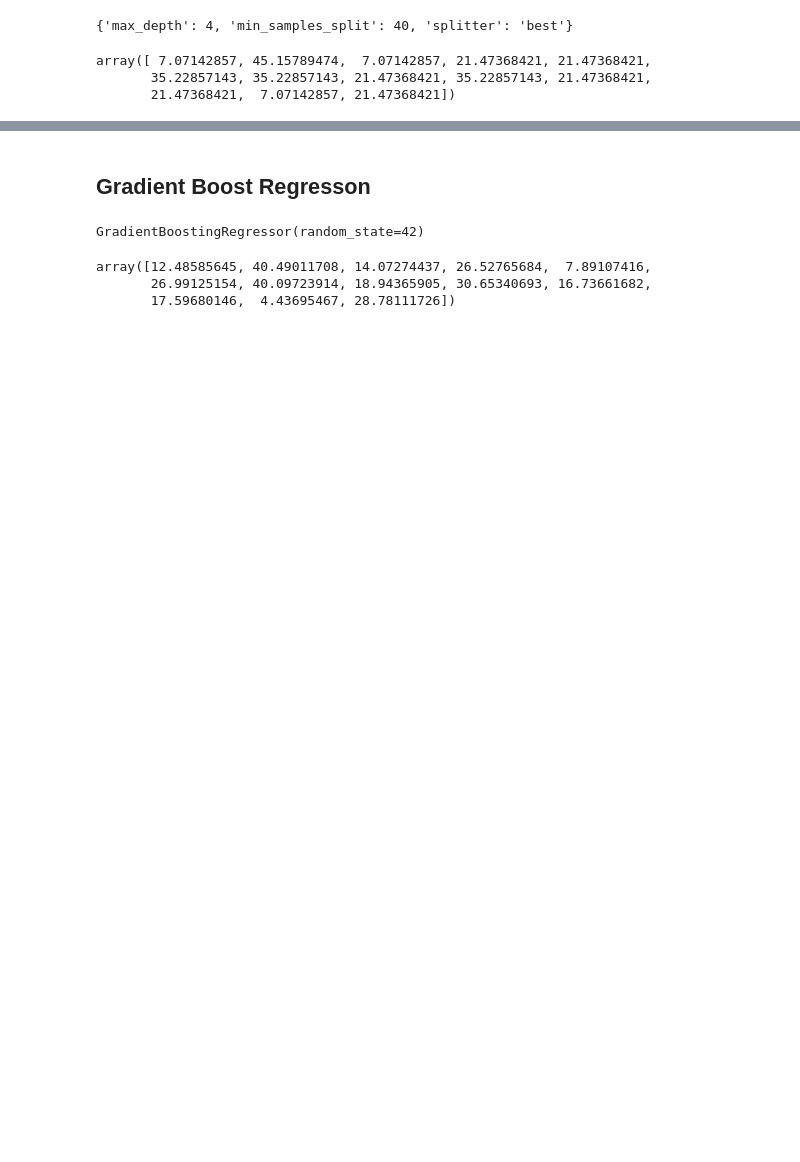
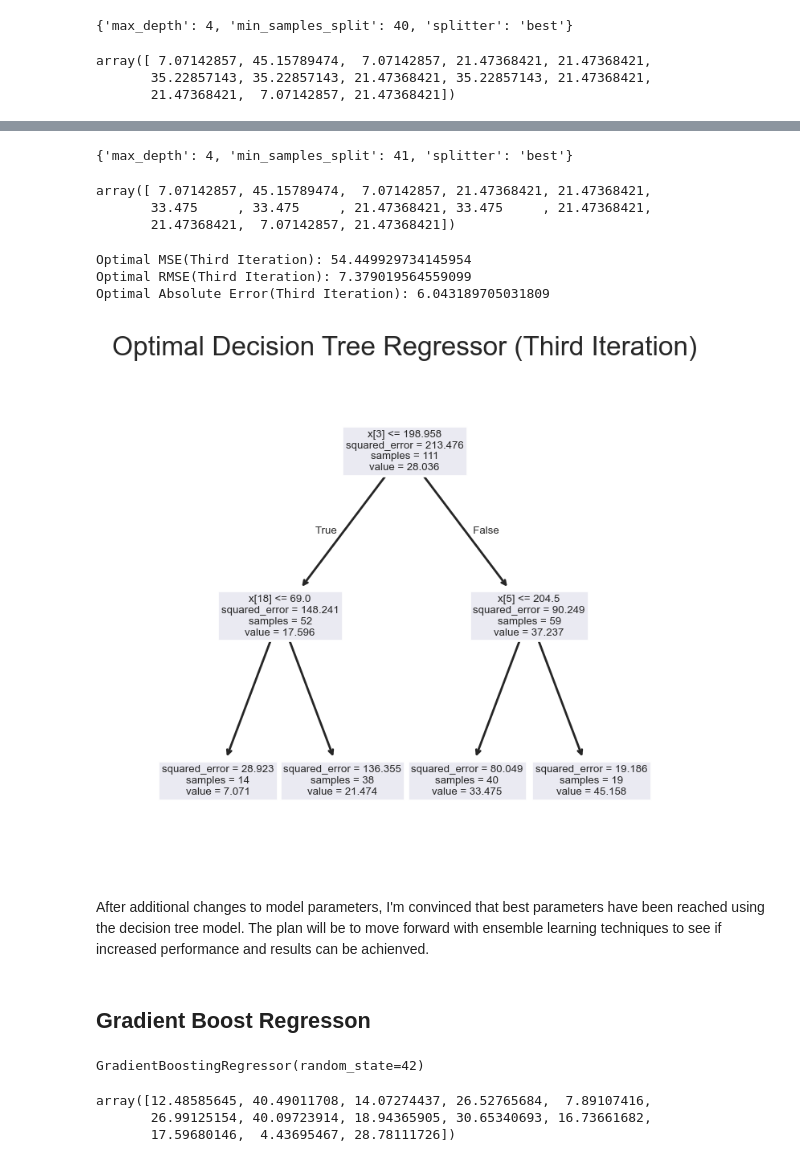
Before and after one commit to Jerfson09/Machine-Learning-Edu, a Jupyter notebook: Machine_learning_edu.ipynb, the cells around one changed output, grey strips where cells are left out. Cells and saved outputs as stored; diff of their text form; code cells hidden in the pictures; blank space fills up the shorter version.

```diff
--- a/Machine_learning_edu.ipynb
+++ b/Machine_learning_edu.ipynb
@@ -1010,3 +1143,55 @@ plt.show()
+# %%
+# -----
+# Coarse-Grained DecisionTreeRegressor GridSearch
+# -----
+dec_tree = DecisionTreeRegressor(random_state=42)
+# Define the parameter grid
+param_grid_dec2 = {
+    'splitter': ["best", "random"],
+    'min_samples_split': [35,36,37,38,39,40,41,42,43,44,45,46,47,48,49,50],
+    'max_depth': [2,3,4,5,6],
+}
+# Perform grid search
+grid_search_second = GridSearchCV(estimator= dec_tree, param_grid=param_grid_dec2, cv=5, n_jobs=-1)
+grid_search_second.fit(X_train, y_train)
+
+# Get the best model
+best_model_dec2 = grid_search_second.best_params_
+best_model_dec2
+# %% [output]
+{'max_depth': 4, 'min_samples_split': 41, 'splitter': 'best'}
+# %%
+optimal_dec2=DecisionTreeRegressor(max_depth=4,min_samples_split=41, splitter='best', random_state=42)
+optimal_dec2.fit(X_train, y_train)
+optimal_dec2_pred =optimal_dec2.predict(X_test)
+optimal_dec2_pred
+# %% [output]
+array([ 7.07142857, 45.15789474,  7.07142857, 21.47368421, 21.47368421,
+       33.475     , 33.475     , 21.47368421, 33.475     , 21.47368421,
+       21.47368421,  7.07142857, 21.47368421])
+# %%
+optimal_dec2_tree_MSE = mean_squared_error(y_test, optimal_dec2.predict(X_test))
+optimal_dec2_tree_RMSE = np.sqrt(metrics.mean_squared_error(y_test, optimal_dec2.predict(X_test)))
+optimal_dec2_tree_Absolute = metrics.mean_absolute_error(y_test, optimal_dec2.predict(X_test))
+
+print("Optimal MSE(Third Iteration):", optimal_dec2_tree_MSE)
+print("Optimal RMSE(Third Iteration):", optimal_dec2_tree_RMSE)
+print("Optimal Absolute Error(Third Iteration):", optimal_dec2_tree_Absolute)
+# %% [output]
+Optimal MSE(Third Iteration): 54.449929734145954
+Optimal RMSE(Third Iteration): 7.379019564559099
+Optimal Absolute Error(Third Iteration): 6.043189705031809
+# %%
+
+from sklearn import tree
+fig, axes = plt.subplots(nrows = 1, ncols = 1, figsize = (4,4), dpi = 200)
+tree.plot_tree(optimal_dec2)
+plt.title('Optimal Decision Tree Regressor (Third Iteration)')
+plt.show()
+# %% [output]
+[figure, added]
+# %% [markdown]
+After additional changes to model parameters, I'm convinced that best parameters have been reached using the decision tree model. The plan will be to move forward with ensemble learning techniques to see if increased performance and results can be achienved.
 # %% [markdown]
 ## Gradient Boost Regresson
 # %%
```
Also changed, not shown: parts of 84 cells of this notebook.
